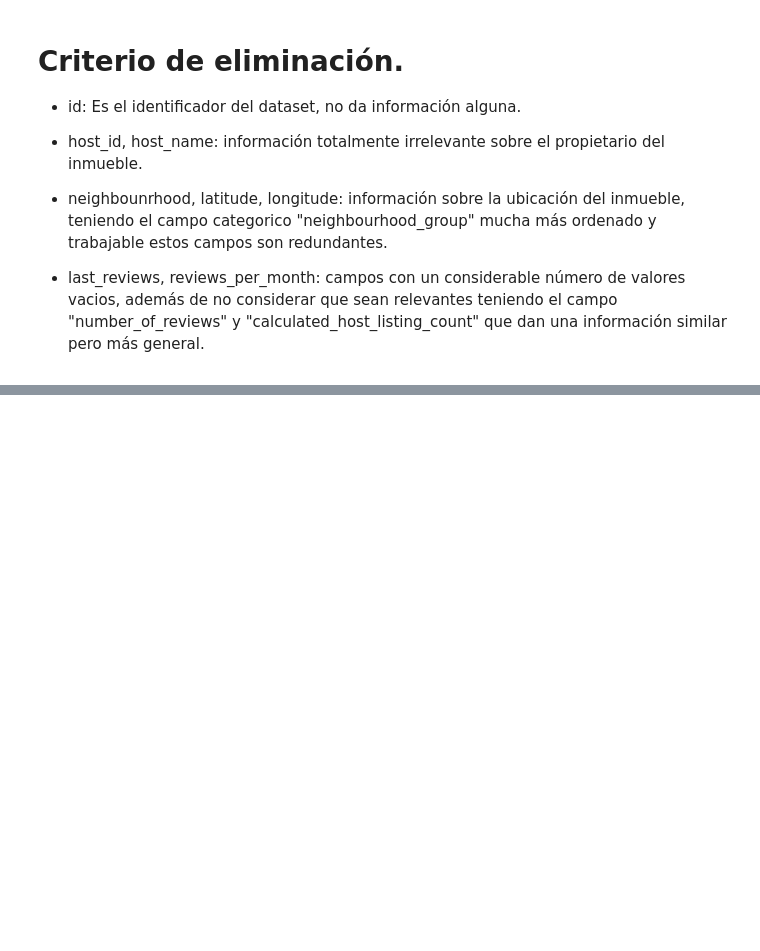
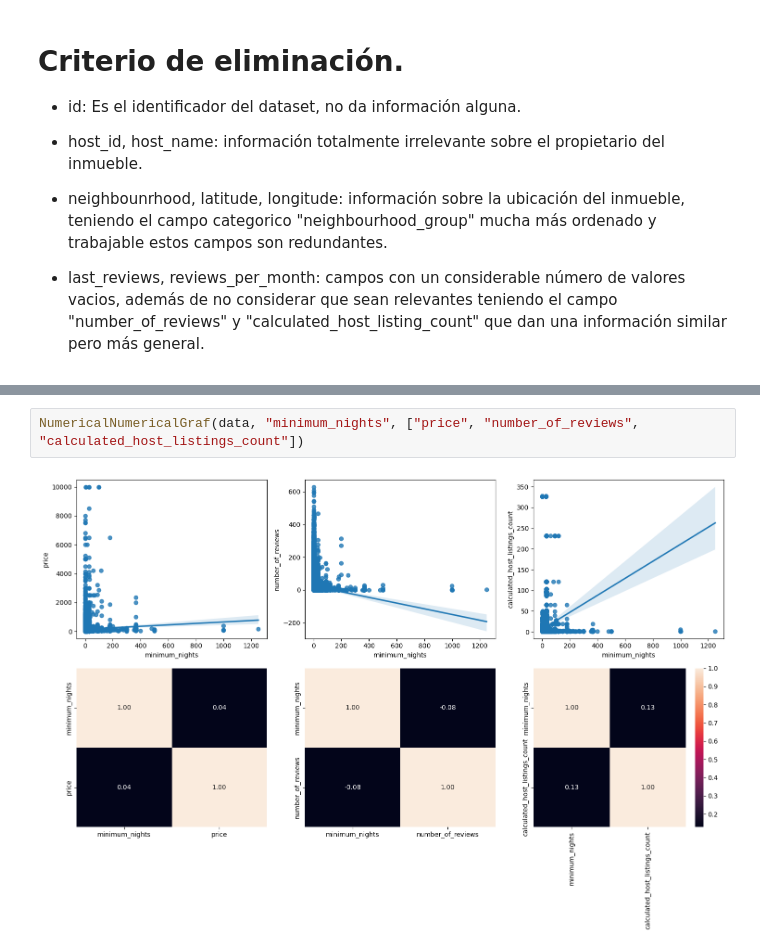
Before and after one commit to Fj-martinez33/AirBnB-NewYork, a Jupyter notebook: src/explore.ipynb, the cells around one changed output, grey strips where cells are left out. Drawn from its saved outputs; the diff is of its cells as text; blank space fills up the shorter version.

```diff
--- a/src/explore.ipynb
+++ b/src/explore.ipynb
@@ -157,0 +236,4 @@ The old dimension of dataset is (48895, 15), and the new dimension is (48895, 7)
+# %%
+NumericalNumericalGraf(data, "minimum_nights", ["price", "number_of_reviews", "calculated_host_listings_count"])
+# %% [output]
+[figure, added]
```
Also changed, not shown: parts of 9 cells of this notebook.
